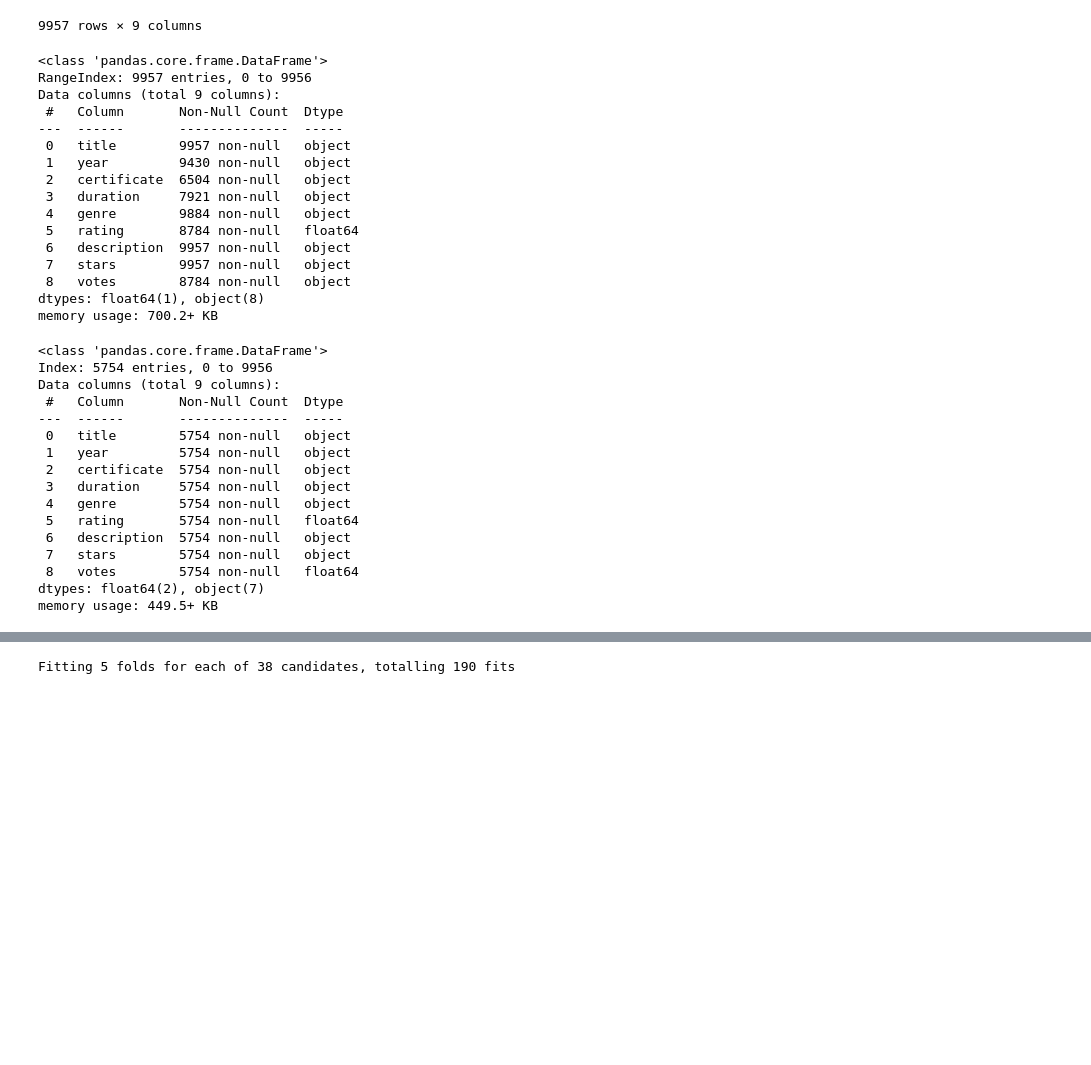
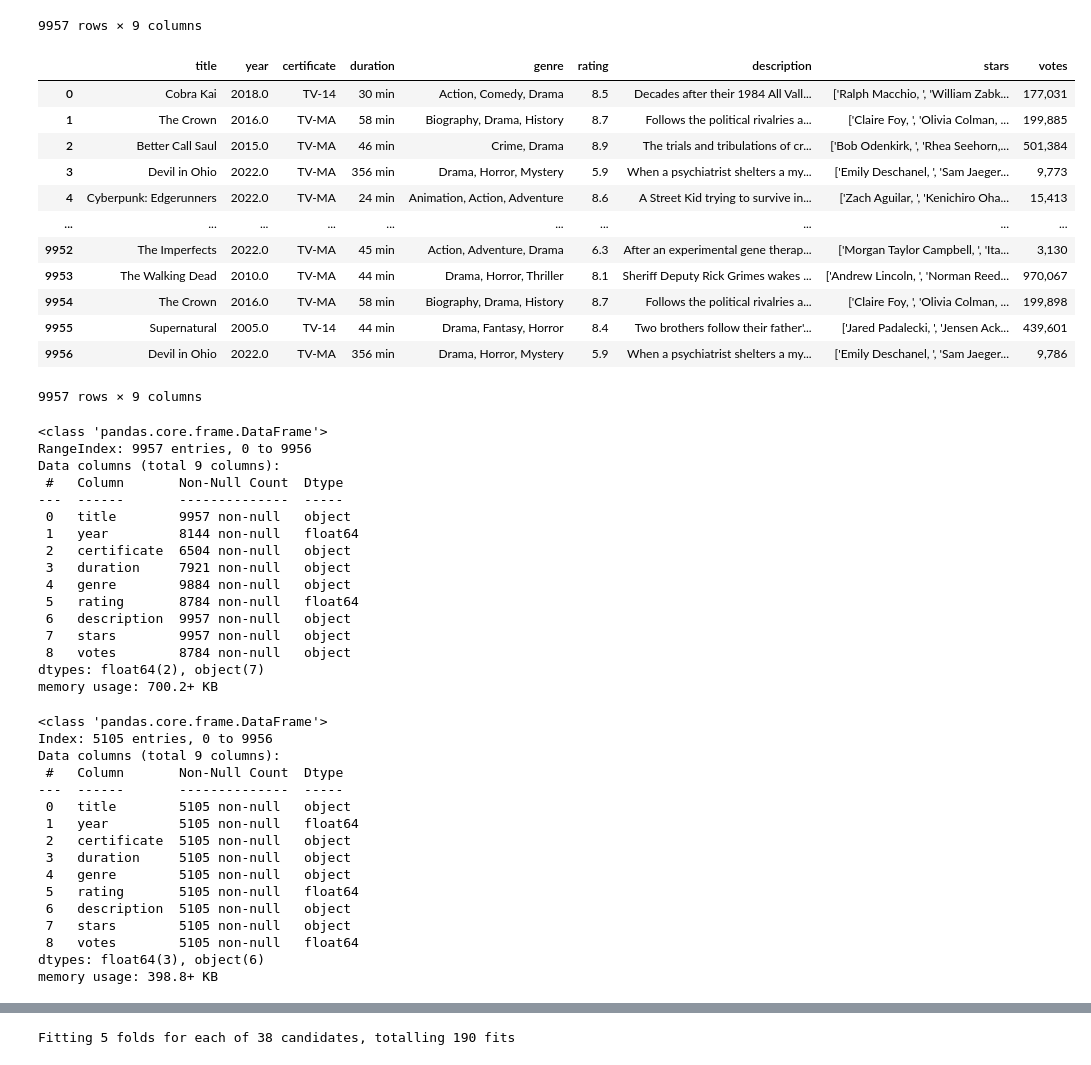
Before and after one commit to Noa810/gal, a Jupyter notebook: project_40_.ipynb, the cells around one changed output, grey strips where cells are left out. Drawn from its saved outputs; the diff is of its cells as text; code cells hidden in the pictures; blank space fills up the shorter version.

```diff
--- a/project_40_.ipynb
+++ b/project_40_.ipynb
@@ -370,6 +376,58 @@ df4
 | 9955 | Supernatural | (2005–2020) | TV-14 | 44 min | Drama, Fantasy, Horror | 8.4 | Two brothers follow their father'... | ['Jared Padalecki, ', 'Jensen Ack... | 439,601 |
 | 9956 | Devil in Ohio | (2022) | TV-MA | 356 min | Drama, Horror, Mystery | 5.9 | When a psychiatrist shelters a my... | ['Emily Deschanel, ', 'Sam Jaeger... | 9,786 |
 9957 rows × 9 columns
+# %%
+def keep_first_four_digits_if_more_than_four(value):
+  """
+  מחזיר את ארבע הספרות הראשונות אם הערך מכיל יותר מארבע ספרות.
+  אחרת, מחזיר את הערך המקורי כפי שהוא.
+
+  Args:
+    value: הערך לבדיקה.
+
+  Returns:
+    ארבע הספרות הראשונות אם יש יותר מארבע ספרות, אחרת הערך המקורי.
+  """
+  if isinstance(value, (int, float, str)):
+    # נמיר את הערך למחרוזת ונחפש רצף של ספרות
+    text = str(value)
+    digits = re.findall(r'\d+', text)
+
+    if digits:
+      all_digits = ''.join(digits)
+      if len(all_digits) > 4:
+        return int(all_digits[:4]) # נחזיר כמספר שלם
+      else:
+        # אם יש 4 ספרות או פחות, נחזיר את המספר שהומר
+        try:
+          return int(all_digits)
+        except ValueError:
+           return value # אם לא הצלחנו להמיר למספר, נחזיר את הערך המקורי
+    else:
+        return value # אם לא נמצאו ספרות, נחזיר את הערך המקורי
+  else:
+    return value # אם זה לא מספר או מחרוזת, נחזיר את הערך המקורי
+# %%
+# מיטוב נתונים:
+import re
+df4['year'] = df4['year'].str.replace('(', '').str.replace(')', '').str.replace('–', '')
+df4['year'] = pd.to_numeric(df4['year'], errors='coerce').astype('double')
+df4['year'] = df4['year'].apply(keep_first_four_digits_if_more_than_four)
+df4
+# %% [output]
+|  | title | year | certificate | duration | genre | rating | description | stars | votes |
+| 0 | Cobra Kai | 2018.0 | TV-14 | 30 min | Action, Comedy, Drama | 8.5 | Decades after their 1984 All Vall... | ['Ralph Macchio, ', 'William Zabk... | 177,031 |
+| 1 | The Crown | 2016.0 | TV-MA | 58 min | Biography, Drama, History | 8.7 | Follows the political rivalries a... | ['Claire Foy, ', 'Olivia Colman, ... | 199,885 |
+| 2 | Better Call Saul | 2015.0 | TV-MA | 46 min | Crime, Drama | 8.9 | The trials and tribulations of cr... | ['Bob Odenkirk, ', 'Rhea Seehorn,... | 501,384 |
+| 3 | Devil in Ohio | 2022.0 | TV-MA | 356 min | Drama, Horror, Mystery | 5.9 | When a psychiatrist shelters a my... | ['Emily Deschanel, ', 'Sam Jaeger... | 9,773 |
+| 4 | Cyberpunk: Edgerunners | 2022.0 | TV-MA | 24 min | Animation, Action, Adventure | 8.6 | A Street Kid trying to survive in... | ['Zach Aguilar, ', 'Kenichiro Oha... | 15,413 |
+| ... | ... | ... | ... | ... | ... | ... | ... | ... | ... |
+| 9952 | The Imperfects | 2022.0 | TV-MA | 45 min | Action, Adventure, Drama | 6.3 | After an experimental gene therap... | ['Morgan Taylor Campbell, ', 'Ita... | 3,130 |
+| 9953 | The Walking Dead | 2010.0 | TV-MA | 44 min | Drama, Horror, Thriller | 8.1 | Sheriff Deputy Rick Grimes wakes ... | ['Andrew Lincoln, ', 'Norman Reed... | 970,067 |
+| 9954 | The Crown | 2016.0 | TV-MA | 58 min | Biography, Drama, History | 8.7 | Follows the political rivalries a... | ['Claire Foy, ', 'Olivia Colman, ... | 199,898 |
+| 9955 | Supernatural | 2005.0 | TV-14 | 44 min | Drama, Fantasy, Horror | 8.4 | Two brothers follow their father'... | ['Jared Padalecki, ', 'Jensen Ack... | 439,601 |
+| 9956 | Devil in Ohio | 2022.0 | TV-MA | 356 min | Drama, Horror, Mystery | 5.9 | When a psychiatrist shelters a my... | ['Emily Deschanel, ', 'Sam Jaeger... | 9,786 |
+9957 rows × 9 columns
 # %%
 #1
 df4.info()
@@ -380,7 +438,7 @@ Data columns (total 9 columns):
  #   Column       Non-Null Count  Dtype
 ---  ------       --------------  -----
  0   title        9957 non-null   object
- 1   year         9430 non-null   object
+ 1   year         8144 non-null   float64
  2   certificate  6504 non-null   object
  3   duration     7921 non-null   object
  4   genre        9884 non-null   object
@@ -388,7 +446,7 @@ Data columns (total 9 columns):
  6   description  9957 non-null   object
  7   stars        9957 non-null   object
  8   votes        8784 non-null   object
-dtypes: float64(1), object(8)
+dtypes: float64(2), object(7)
 memory usage: 700.2+ KB
 # %%
 #2
@@ -402,21 +460,21 @@ df4 = df4.dropna(axis=0)
 df4.info()
 # %% [output]
 <class 'pandas.core.frame.DataFrame'>
-Index: 5754 entries, 0 to 9956
+Index: 5105 entries, 0 to 9956
 Data columns (total 9 columns):
  #   Column       Non-Null Count  Dtype
 ---  ------       --------------  -----
- 0   title        5754 non-null   object
- 1   year         5754 non-null   object
- 2   certificate  5754 non-null   object
- 3   duration     5754 non-null   object
- 4   genre        5754 non-null   object
- 5   rating       5754 non-null   float64
- 6   description  5754 non-null   object
- 7   stars        5754 non-null   object
- 8   votes        5754 non-null   float64
-dtypes: float64(2), object(7)
-memory usage: 449.5+ KB
+ 0   title        5105 non-null   object
+ 1   year         5105 non-null   float64
+ 2   certificate  5105 non-null   object
+ 3   duration     5105 non-null   object
+ 4   genre        5105 non-null   object
+ 5   rating       5105 non-null   float64
+ 6   description  5105 non-null   object
+ 7   stars        5105 non-null   object
+ 8   votes        5105 non-null   float64
+dtypes: float64(3), object(6)
+memory usage: 398.8+ KB
 # %%
 #4
 #יצירת גרף להראות את מספר ההצבעות מול מספר התגובות
```
Also changed, not shown: parts of 37 cells of this notebook.
